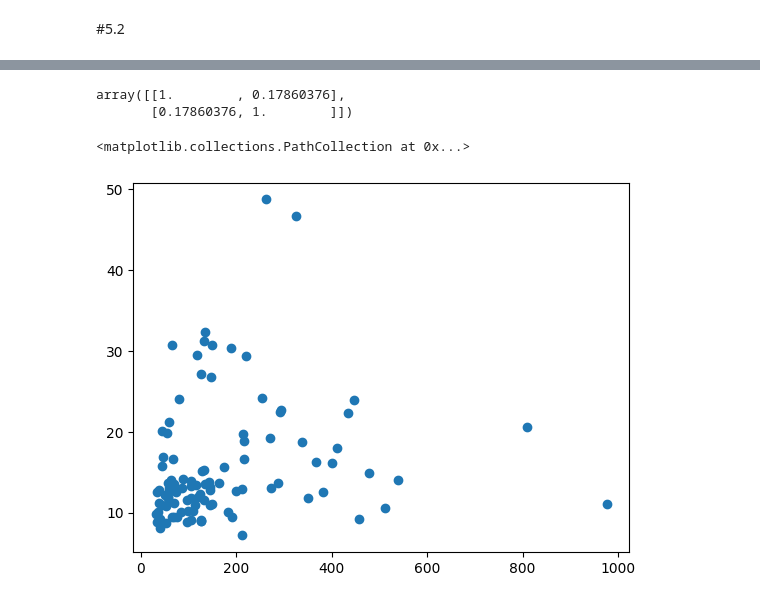
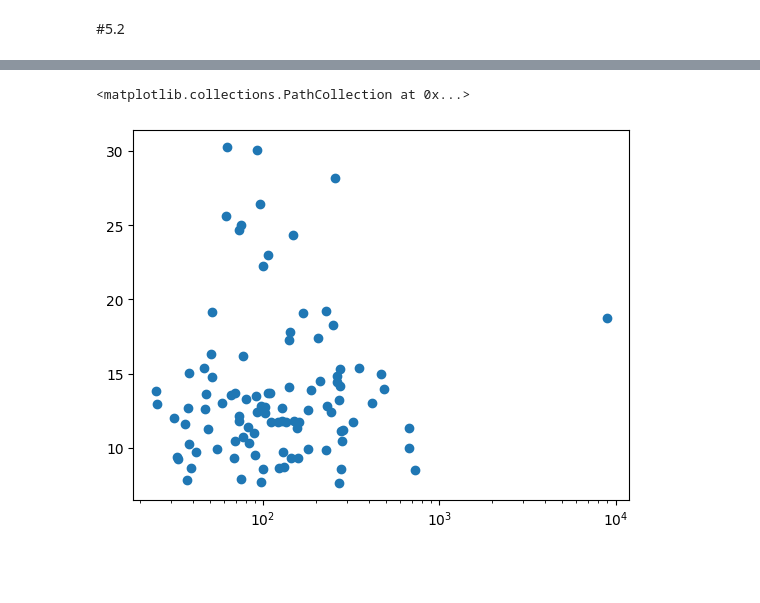
Before and after one commit to a13xbb/optimization-labs-mag, a Jupyter notebook: main.ipynb, the cells around one changed output, grey strips where cells are left out. Saved outputs shown, nothing was run; the diff lists cells and outputs as text; code cells hidden in the pictures; blank space fills up the shorter version.

```diff
--- a/main.ipynb
+++ b/main.ipynb
@@ -68,7 +68,7 @@ def is_kkt_optimal(grad_obj, grad_constraint, eps=0.01):
         return True
     cos_angle = dot / (norm_f * norm_g)
 
-    return bool((cos_angle - 1 < eps).all())
+    return bool((np.abs(cos_angle - 1) < eps).all())
 # %%
 ndims = range(10, 110, 10)
 # %%
@@ -121,15 +121,18 @@ def project_to_constraint(x):
     return x if x_norm <= 1 else x / x_norm
 
 def gradient_descent(A, mu, x_init, f_star, eps=0.01, max_iters=10000):
-    L = 2 * np.linalg.norm(A, 2)
-    alpha = 1.0 / L
+
+    alpha = np.min(np.linalg.eigvals(A*2))
+
+    lr = 2 / alpha
+
     x = x_init.copy()
     iterations = 0
 
+    while iterations < max_iters:
 
-    while iterations < max_iters:
         grad = quadform_grad(A, x, mu)
-        x_new = project_to_constraint(x - alpha * grad)
+        x_new = project_to_constraint(x - lr/(iterations+1) * grad)
         f_val = (x_new - mu).T @ A @ (x_new - mu)
 
         x = x_new
@@ -222,7 +223,7 @@ def gd_rand_elipsoids_sol_stats(
         solution = solve_elipsoid(A, mu)
 
         eig_vigals = np.sort(np.abs(np.linalg.eigvals(A)))
-        ev_ratio = eig_vigals[-1] /  eig_vigals[0]
+        conditional_number = eig_vigals[-1] / eig_vigals[0]
 
 
         for _ in range(n_init_states):
@@ -230,11 +231,12 @@ def gd_rand_elipsoids_sol_stats(
             x_init = project_to_constraint(np.random.randn(n_dim))
             x_opt, iters, f_val = gradient_descent(A, mu, x_init, solution[-1], eps=eps)
 
-            assert is_kkt_optimal(quadform_grad(A, x_opt, mu), constraint_grad(x_opt))
-
             cases.append({
                 "example_id" : i,
-                "ev_ratio": ev_ratio,
+                "conditional_number": conditional_number,
+                "Lipsitz_L" : eig_vigals[-1],
+                "strong_convesity_alpha": np.min(np.linalg.eigvals(2*A)),
+                "is_kkt_optimal": is_kkt_optimal(quadform_grad(A, x_opt, mu), constraint_grad(x_opt)),
                 "solution_delta": np.abs(solution[-1] - f_val),
                 "iters" : iters
             })
@@ -294,10 +291,6 @@ dim_10_spectral_stats_agg
-# %%
-np.corrcoef(dim_10_spectral_stats_agg["ev_ratio"], dim_10_spectral_stats_agg["iters"])
-# %% [output]
-array([[1.        , 0.17860376],
-       [0.17860376, 1.        ]])
 # %%
-plt.scatter(dim_10_spectral_stats_agg["ev_ratio"], dim_10_spectral_stats_agg["iters"])
+plt.xscale('log')
+plt.scatter(dim_10_spectral_stats_agg["conditional_number"], dim_10_spectral_stats_agg["iters"])
 # %% [output]
 <matplotlib.collections.PathCollection at 0x...>
-[figure, old version]
+[figure, new version]
```
Also changed, not shown: parts of 8 cells of this notebook.
